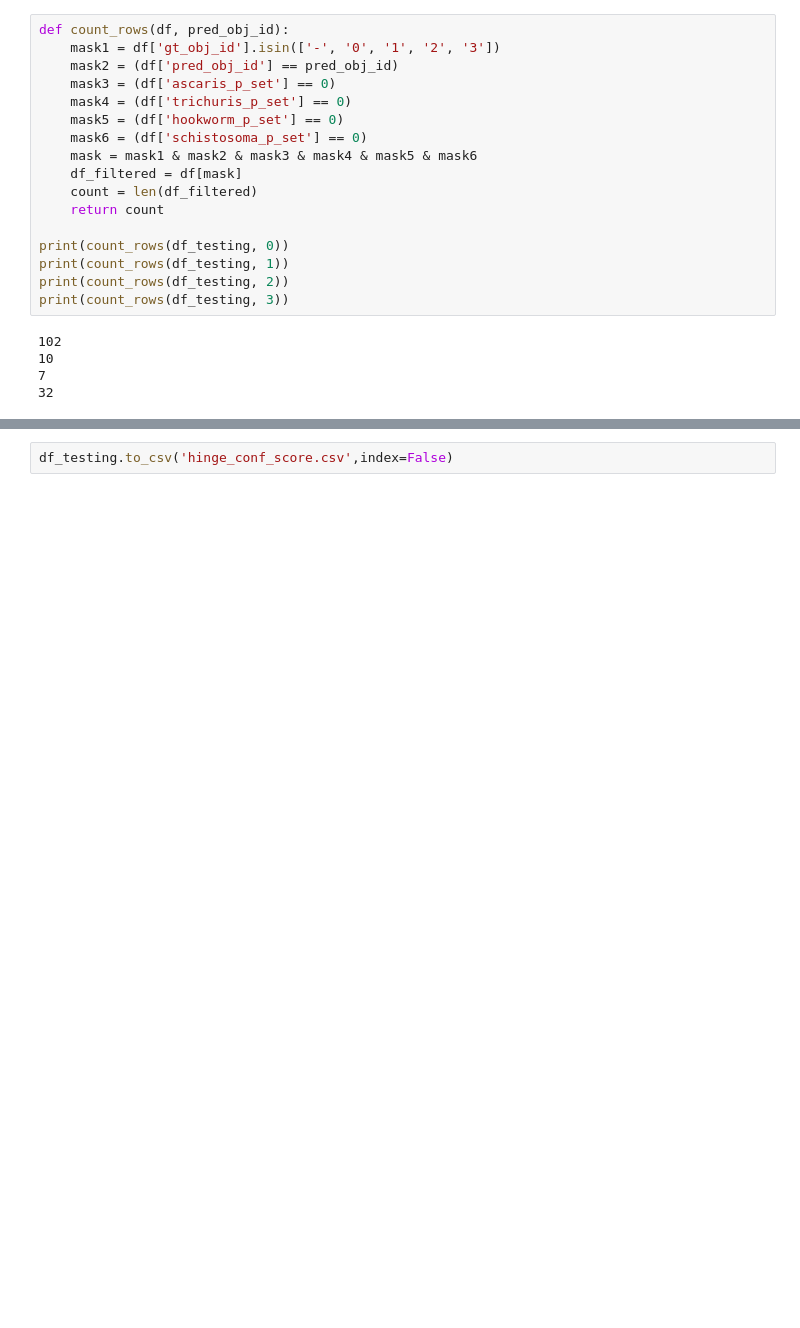
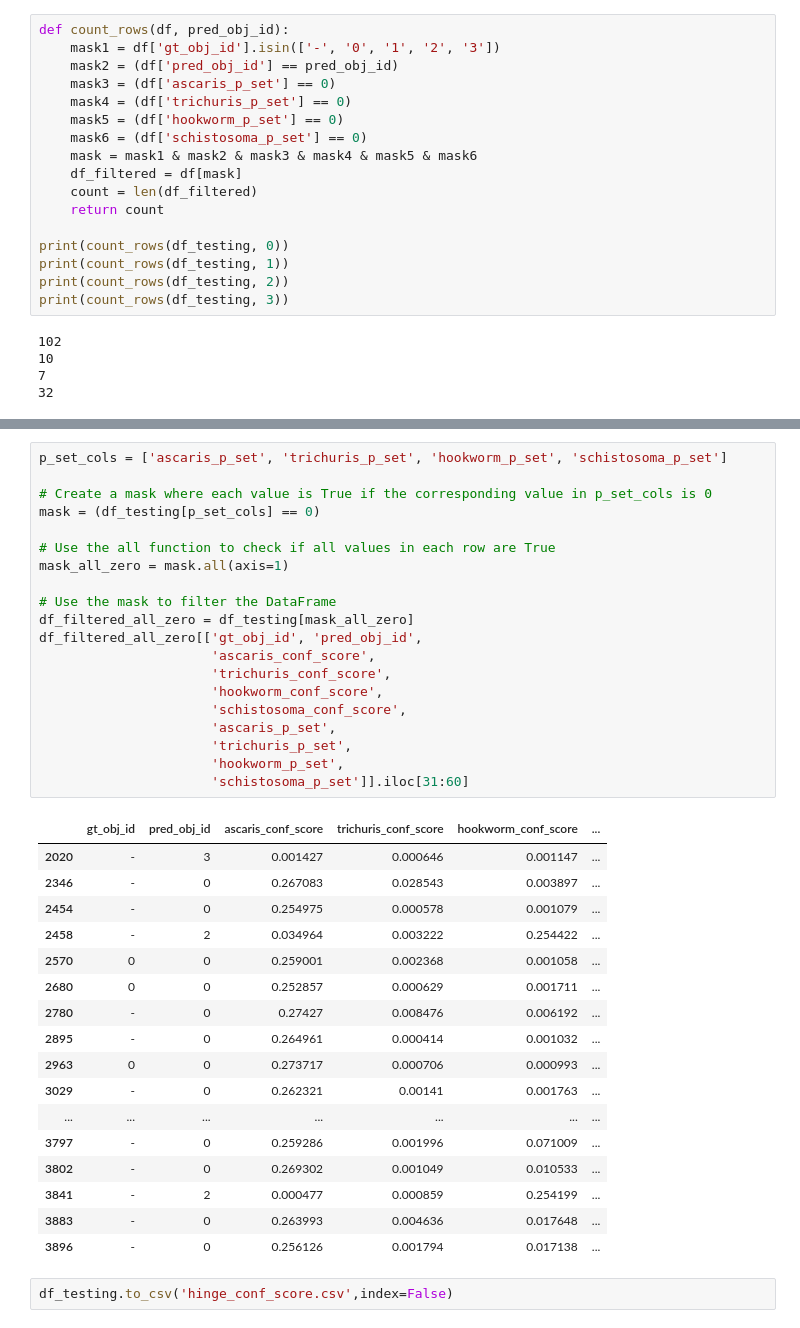
Before and after one commit to mohliyet/conformal_prediction, a Jupyter notebook: crepes_conf_score_implementation.ipynb, the cells around one changed output, grey strips where cells are left out. Drawn from its saved outputs; the diff is of its cells as text; blank space fills up the shorter version.

```diff
--- a/crepes_conf_score_implementation.ipynb
+++ b/crepes_conf_score_implementation.ipynb
@@ -502,2 +391,40 @@ print(count_rows(df_testing, 2))
+# %%
+p_set_cols = ['ascaris_p_set', 'trichuris_p_set', 'hookworm_p_set', 'schistosoma_p_set']
+
+# Create a mask where each value is True if the corresponding value in p_set_cols is 0
+mask = (df_testing[p_set_cols] == 0)
+
+# Use the all function to check if all values in each row are True
+mask_all_zero = mask.all(axis=1)
+
+# Use the mask to filter the DataFrame
+df_filtered_all_zero = df_testing[mask_all_zero]
+df_filtered_all_zero[['gt_obj_id', 'pred_obj_id',
+                      'ascaris_conf_score',
+                      'trichuris_conf_score',
+                      'hookworm_conf_score',
+                      'schistosoma_conf_score',
+                      'ascaris_p_set',
+                      'trichuris_p_set',
+                      'hookworm_p_set',
+                      'schistosoma_p_set']].iloc[31:60]
+# %% [output]
+|  | gt_obj_id | pred_obj_id | ascaris_conf_score | trichuris_conf_score | hookworm_conf_score | ... |
+| 2020 | - | 3 | 0.001427 | 0.000646 | 0.001147 | ... |
+| 2346 | - | 0 | 0.267083 | 0.028543 | 0.003897 | ... |
+| 2454 | - | 0 | 0.254975 | 0.000578 | 0.001079 | ... |
+| 2458 | - | 2 | 0.034964 | 0.003222 | 0.254422 | ... |
+| 2570 | 0 | 0 | 0.259001 | 0.002368 | 0.001058 | ... |
+| 2680 | 0 | 0 | 0.252857 | 0.000629 | 0.001711 | ... |
+| 2780 | - | 0 | 0.27427 | 0.008476 | 0.006192 | ... |
+| 2895 | - | 0 | 0.264961 | 0.000414 | 0.001032 | ... |
+| 2963 | 0 | 0 | 0.273717 | 0.000706 | 0.000993 | ... |
+| 3029 | - | 0 | 0.262321 | 0.00141 | 0.001763 | ... |
+| ... | ... | ... | ... | ... | ... | ... |
+| 3797 | - | 0 | 0.259286 | 0.001996 | 0.071009 | ... |
+| 3802 | - | 0 | 0.269302 | 0.001049 | 0.010533 | ... |
+| 3841 | - | 2 | 0.000477 | 0.000859 | 0.254199 | ... |
+| 3883 | - | 0 | 0.263993 | 0.004636 | 0.017648 | ... |
+| 3896 | - | 0 | 0.256126 | 0.001794 | 0.017138 | ... |
 # %%
 df_testing.to_csv('hinge_conf_score.csv',index=False)
```
Also changed, not shown: parts of 5 cells of this notebook.
